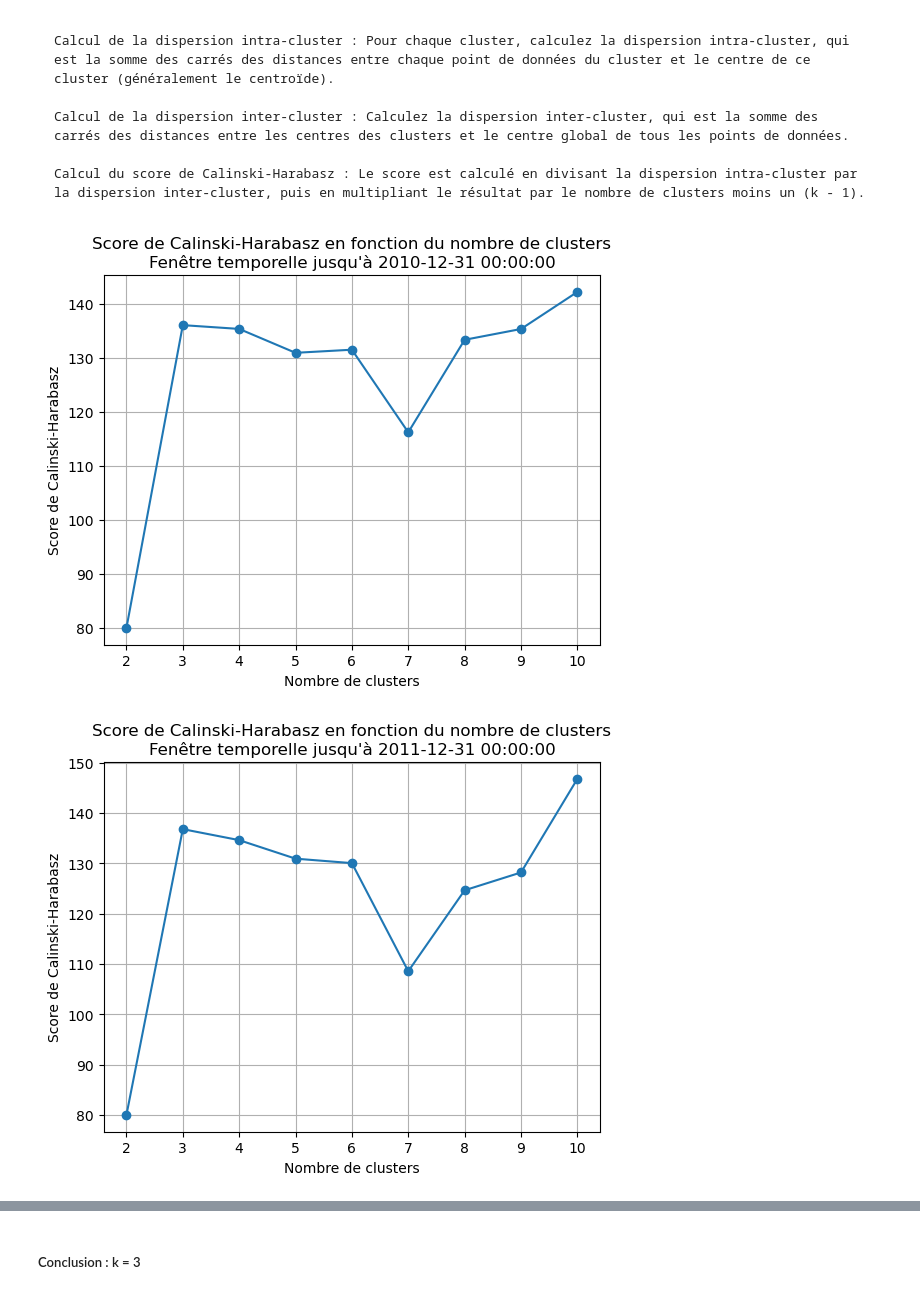
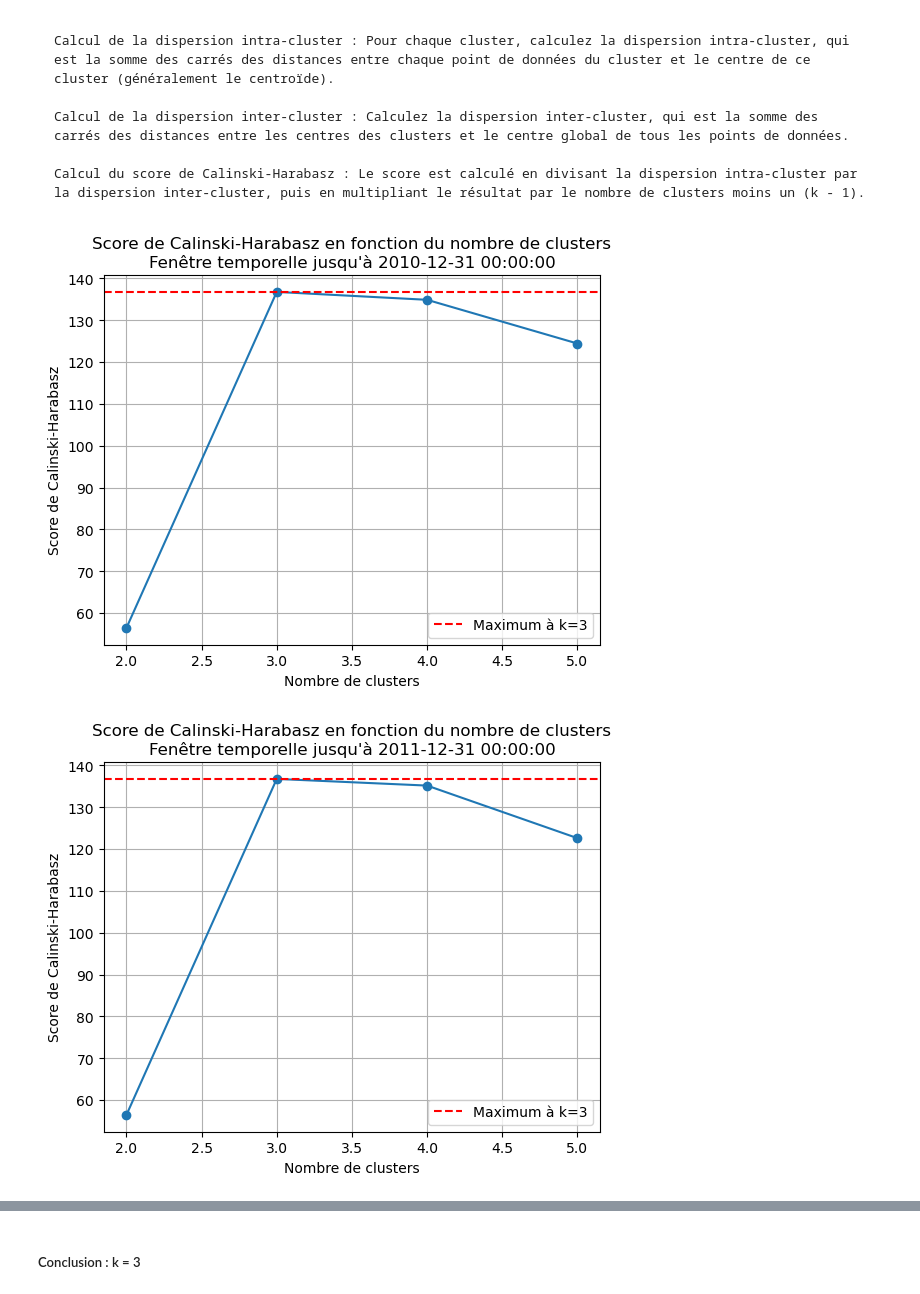
Before and after one commit to tgarnier067/Stat_app, a Jupyter notebook: Clustering.ipynb, the cells around one changed output, grey strips where cells are left out. Cells and saved outputs as stored; diff of their text form; code cells hidden in the pictures.

```diff
--- a/Clustering.ipynb
+++ b/Clustering.ipynb
@@ -216,7 +216,7 @@ Voici comment fonctionne la méthode du coude :
 # Parcourir chaque modèle de clustering et trouver le meilleur k pour chaque fenêtre temporelle
 for window_end, kmeans in cluster_models.items():
     agg_data = window_data.groupby('idEntreprise')[['PFL', 'Controverse']].mean()
-    max_k = 10  # Définir le nombre maximal de clusters à tester
+    max_k = 5  # Définir le nombre maximal de clusters à tester
     inertias = []  # Liste pour stocker les inertias
 
     # Tester différents nombres de clusters (de 1 à max_k)
@@ -275,7 +275,7 @@ import matplotlib.pyplot as plt
 # Parcourir chaque modèle de clustering et trouver le meilleur k pour chaque fenêtre temporelle
 for window_end, kmeans in cluster_models.items():
     agg_data = window_data.groupby('idEntreprise')[['PFL', 'Controverse']].mean()
-    max_k = 10  # Définir le nombre maximal de clusters à tester
+    max_k = 5  # Définir le nombre maximal de clusters à tester
     silhouette_scores = []  # Liste pour stocker les scores de silhouette
 
     # Tester différents nombres de clusters (de 2 à max_k)
@@ -326,31 +326,41 @@ Voici comment le score de Calinski-Harabasz est calculé :
 # %%
 # Initialiser un dictionnaire pour stocker les scores de Calinski-Harabasz pour chaque fenêtre temporelle
 ch_scores = {}
 
 # Parcourir chaque modèle de clustering et trouver le meilleur k pour chaque fenêtre temporelle
 for window_end, kmeans in cluster_models.items():
     agg_data = window_data.groupby('idEntreprise')[['PFL', 'Controverse']].mean()
-    max_k = 10  # Définir le nombre maximal de clusters à tester
+    max_k = 5  # Définir le nombre maximal de clusters à tester
     ch_scores[window_end] = []  # Initialiser une liste pour stocker les scores de Calinski-Harabasz
 
     # Tester différents nombres de clusters (de 2 à max_k)
     for k in range(2, max_k + 1):
         # Créer un nouvel objet KMeans avec le nombre de clusters k
         kmeans_test = KMeans(n_clusters=k)
         # Entraîner le modèle de clustering sur les données agrégées
         kmeans_test.fit(agg_data)
         # Calculer le score de Calinski-Harabasz pour ce nombre de clusters
         ch_score = calinski_harabasz_score(agg_data, kmeans_test.labels_)
         ch_scores[window_end].append(ch_score)
 
 # Afficher les graphiques des scores de Calinski-Harabasz en fonction du nombre de clusters pour chaque modèle
 for window_end, scores in ch_scores.items():
     plt.plot(range(2, max_k + 1), scores, marker='o')
     plt.title(f"Score de Calinski-Harabasz en fonction du nombre de clusters\nFenêtre temporelle jusqu'à {window_end}")
     plt.xlabel('Nombre de clusters')
     plt.ylabel('Score de Calinski-Harabasz')
     plt.grid(True)
+
+    # Trouver l'indice du score maximal
+    max_index = np.argmax(scores)
+    max_score = scores[max_index]
+    max_k_value = max_index + 2  # Ajouter 2 pour compenser le décalage dans les indices
+
+    # Ajouter une ligne horizontale au niveau du maximum de la fonction
+    plt.axhline(y=max_score, color='r', linestyle='--', label=f'Maximum à k={max_k_value}')
+
+    plt.legend()  # Ajouter la légende
     plt.show()
 # %% [output]
-[figure, old version]
+[figure, new version]
-[figure, old version]
+[figure, new version]
```
Also changed, not shown: parts of 2 cells of this notebook.
